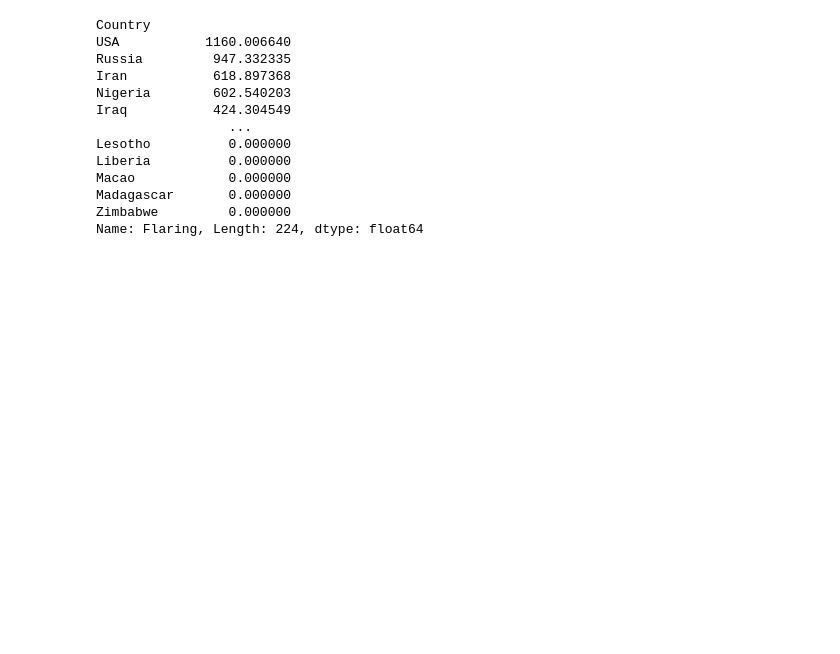
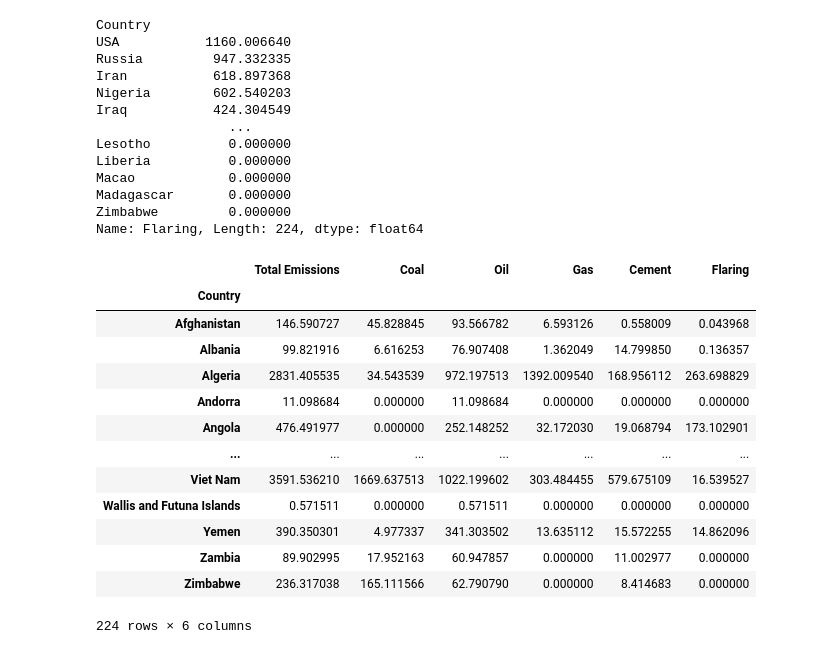
Before and after one commit to RachNovak/Project3, a Jupyter notebook: project_draft2.ipynb, the cells around one changed output. Drawn from its saved outputs; the diff is of its cells as text; code cells hidden in the pictures; blank space fills up the shorter version.

```diff
--- a/project_draft2.ipynb
+++ b/project_draft2.ipynb
@@ -305,3 +305,29 @@ Macao            0.000000
 Madagascar       0.000000
 Zimbabwe         0.000000
 Name: Flaring, Length: 224, dtype: float64
+# %%
+#Create a dataframe that summarizes the top ten emissions for each category
+top_ten_summary = pd.DataFrame(
+    {'Total Emissions' : top_ten_emissions_by_total,
+     'Coal': top_coal,
+     'Oil': top_oil,
+     'Gas' : top_gas,
+     "Cement": top_cement,
+     "Flaring": top_flaring})
+
+top_ten_summary
+# %% [output]
+|  | Total Emissions | Coal | Oil | Gas | Cement | Flaring |
+| Country |  |  |  |  |  |  |
+| Afghanistan | 146.590727 | 45.828845 | 93.566782 | 6.593126 | 0.558009 | 0.043968 |
+| Albania | 99.821916 | 6.616253 | 76.907408 | 1.362049 | 14.799850 | 0.136357 |
+| Algeria | 2831.405535 | 34.543539 | 972.197513 | 1392.009540 | 168.956112 | 263.698829 |
+| Andorra | 11.098684 | 0.000000 | 11.098684 | 0.000000 | 0.000000 | 0.000000 |
+| Angola | 476.491977 | 0.000000 | 252.148252 | 32.172030 | 19.068794 | 173.102901 |
+| ... | ... | ... | ... | ... | ... | ... |
+| Viet Nam | 3591.536210 | 1669.637513 | 1022.199602 | 303.484455 | 579.675109 | 16.539527 |
+| Wallis and Futuna Islands | 0.571511 | 0.000000 | 0.571511 | 0.000000 | 0.000000 | 0.000000 |
+| Yemen | 390.350301 | 4.977337 | 341.303502 | 13.635112 | 15.572255 | 14.862096 |
+| Zambia | 89.902995 | 17.952163 | 60.947857 | 0.000000 | 11.002977 | 0.000000 |
+| Zimbabwe | 236.317038 | 165.111566 | 62.790790 | 0.000000 | 8.414683 | 0.000000 |
+224 rows × 6 columns
```
Also changed, not shown: parts of 24 cells of this notebook.
